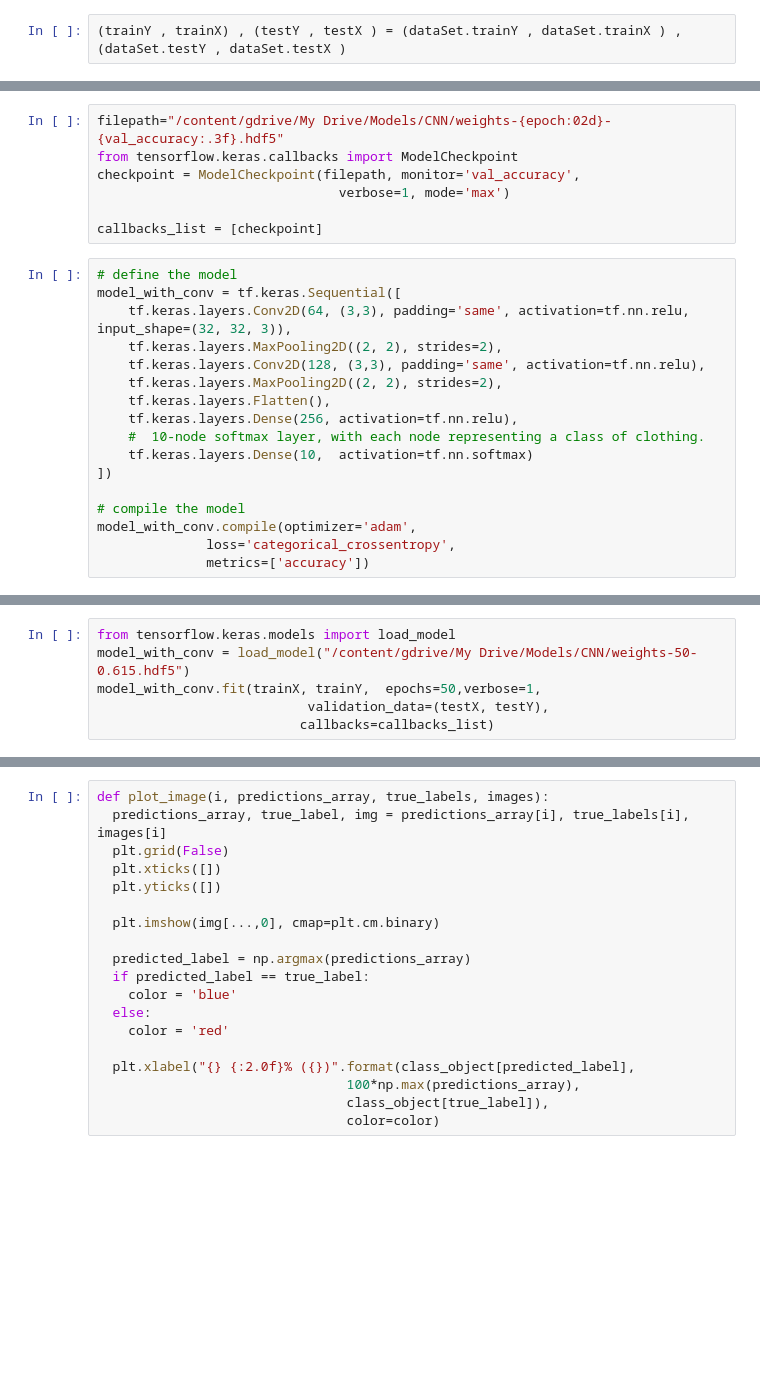
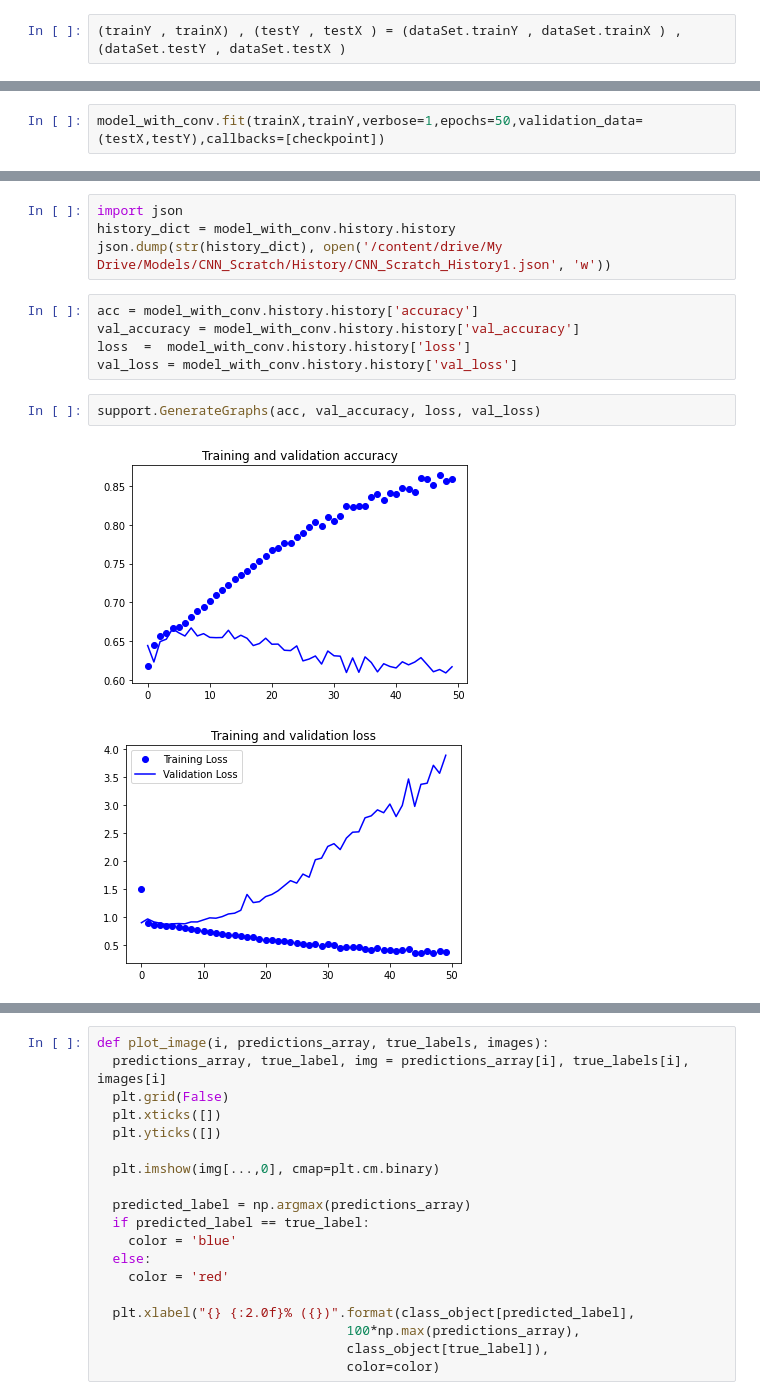
Before and after one commit to SrivenkateswaraRao/Research-Project, a Jupyter notebook: Pest_Classifier_CNN.ipynb, the cells around one changed output, grey strips where cells are left out. Drawn from its saved outputs; the diff is of its cells as text; blank space fills up the shorter version.

```diff
--- a/Pest_Classifier_CNN.ipynb
+++ b/Pest_Classifier_CNN.ipynb
@@ -76,24 +141,0 @@ print(augTrainY.shape)
-# %%
-filepath="/content/gdrive/My Drive/Models/CNN/weights-{epoch:02d}-{val_accuracy:.3f}.hdf5"
-from tensorflow.keras.callbacks import ModelCheckpoint
-checkpoint = ModelCheckpoint(filepath, monitor='val_accuracy',
-                               verbose=1, mode='max')
-
-callbacks_list = [checkpoint]
-# %%
-# define the model
-model_with_conv = tf.keras.Sequential([
-    tf.keras.layers.Conv2D(64, (3,3), padding='same', activation=tf.nn.relu, input_shape=(32, 32, 3)),
-    tf.keras.layers.MaxPooling2D((2, 2), strides=2),
-    tf.keras.layers.Conv2D(128, (3,3), padding='same', activation=tf.nn.relu),
-    tf.keras.layers.MaxPooling2D((2, 2), strides=2),
-    tf.keras.layers.Flatten(),
-    tf.keras.layers.Dense(256, activation=tf.nn.relu),
-    #  10-node softmax layer, with each node representing a class of clothing.
-    tf.keras.layers.Dense(10,  activation=tf.nn.softmax)
-])
-
-# compile the model
-model_with_conv.compile(optimizer='adam',
-              loss='categorical_crossentropy',
-              metrics=['accuracy'])
@@ -105,6 +142,2 @@ print(model_with_conv.summary())
-# %%
-from tensorflow.keras.models import load_model
-model_with_conv = load_model("/content/gdrive/My Drive/Models/CNN/weights-50-0.615.hdf5")
-model_with_conv.fit(trainX, trainY,  epochs=50,verbose=1,
-                           validation_data=(testX, testY),
-                          callbacks=callbacks_list)
+# %%
+model_with_conv.fit(trainX,trainY,verbose=1,epochs=50,validation_data=(testX,testY),callbacks=[checkpoint])
@@ -110,0 +163,14 @@ model_with_conv.fit(trainX, trainY,  epochs=50,verbose=1,
+# %%
+import json
+history_dict = model_with_conv.history.history
+json.dump(str(history_dict), open('/content/drive/My Drive/Models/CNN_Scratch/History/CNN_Scratch_History1.json', 'w'))
+# %%
+acc = model_with_conv.history.history['accuracy']
+val_accuracy = model_with_conv.history.history['val_accuracy']
+loss  =  model_with_conv.history.history['loss']
+val_loss = model_with_conv.history.history['val_loss']
+# %%
+support.GenerateGraphs(acc, val_accuracy, loss, val_loss)
+# %% [output]
+[figure, added]
+[figure, added]
```
Also changed, not shown: parts of 51 cells of this notebook.
